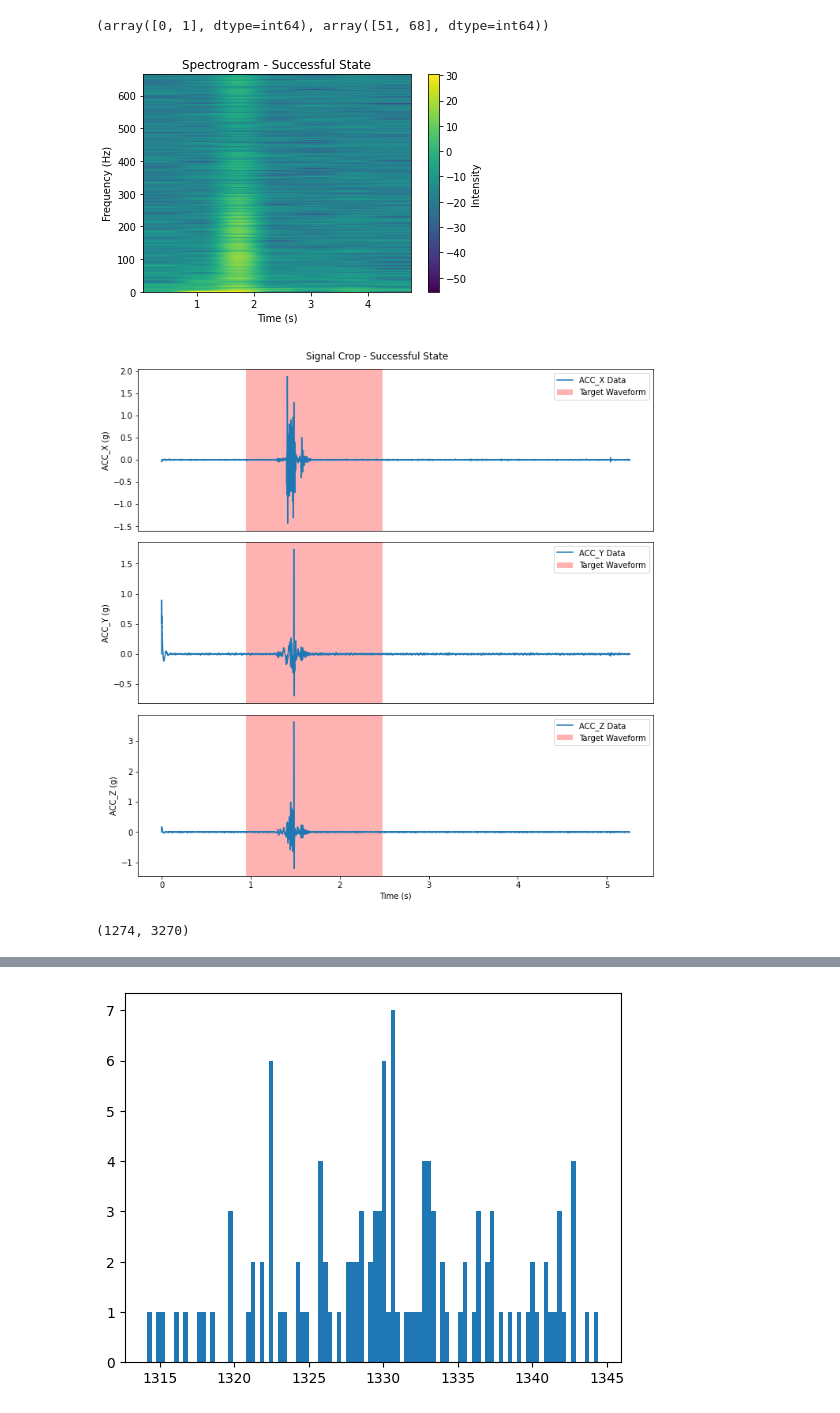
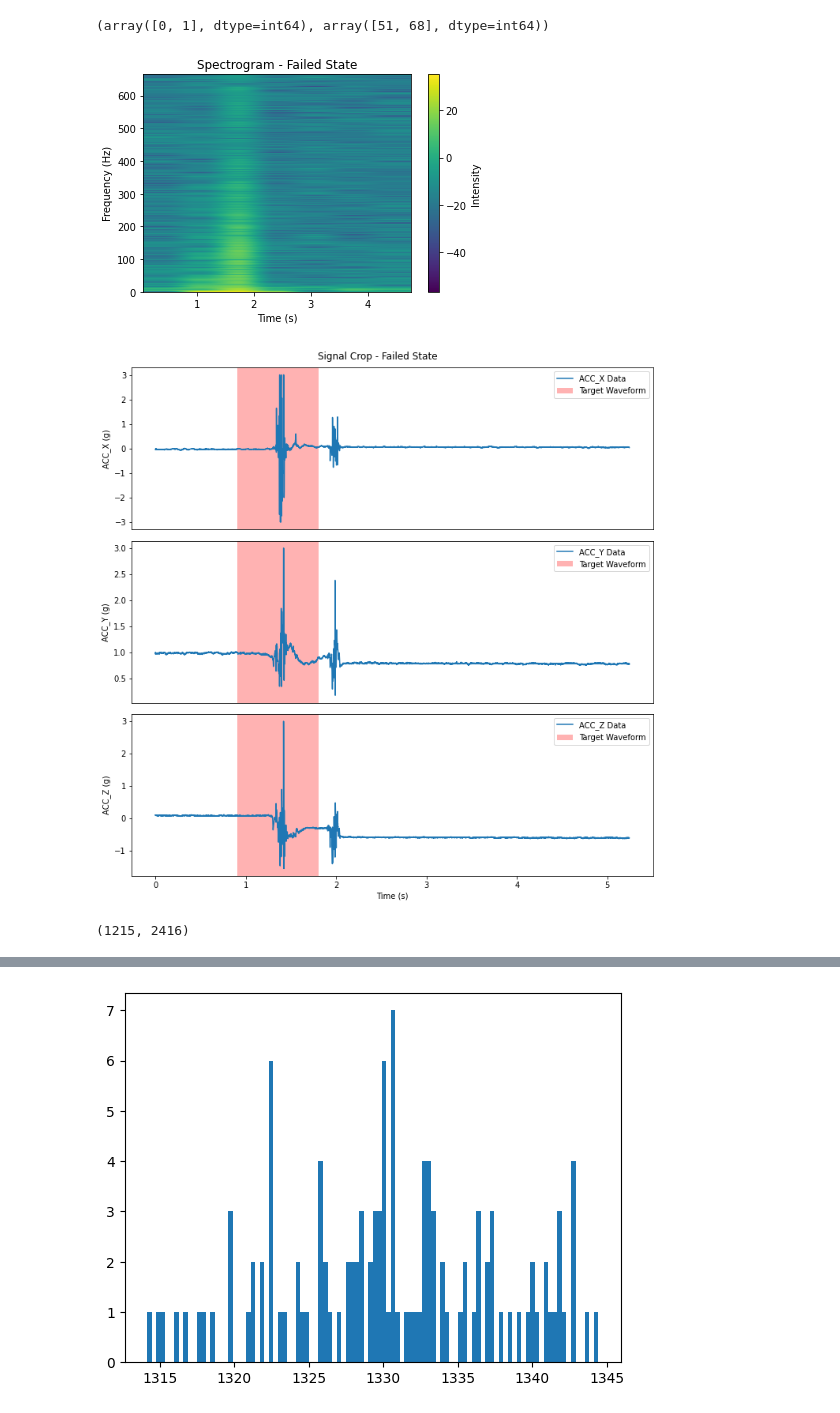
Before and after one commit to ykqlg/prosthetic-intelligence, a Jupyter notebook: data_process.ipynb, the cells around one changed output, grey strips where cells are left out. Cells and saved outputs as stored; diff of their text form; code cells hidden in the pictures.

```diff
--- a/data_process.ipynb
+++ b/data_process.ipynb
@@ -62,7 +62,7 @@ np.unique(labels,return_counts=True)
 # 数据清洗部分
 
 # 滤波绘制
-def plot_data(filename,forward=0.5,backward=0.7,success=True):
+def plot_data(filename,fs=1330,forward=0.5,backward=0.7,success=True):
     df = pd.read_csv(filename)
     ACC_X = df['ACC_X']
     ACC_Y = df['ACC_Y']
@@ -102,9 +102,9 @@ def plot_data(filename,forward=0.5,backward=0.7,success=True):
 
     fig, axes = plt.subplots(3, 1, figsize=(10, 10))
 
-    axes[0].plot(time,ACC_X_filtered_H/1000, label='ACC_X Data')
-    axes[1].plot(time,ACC_Y_filtered_H/1000, label='ACC_Y Data')
-    axes[2].plot(time,ACC_Z_filtered_H/1000, label='ACC_Z Data')
+    axes[0].plot(time,ACC_X/1000, label='ACC_X Data')
+    axes[1].plot(time,ACC_Y/1000, label='ACC_Y Data')
+    axes[2].plot(time,ACC_Z/1000, label='ACC_Z Data')
 
     for i, data_name in enumerate(['ACC_X', 'ACC_Y', 'ACC_Z']):
 
@@ -168,37 +168,38 @@ def crop_data(filepath, newfoldername, fs=1330,forward=0.5,backward=1):
 # 根据标签文件，裁剪目标波形
 def clean_data(labelfile, target_folder, fs,forward=0.5,backward=1.5):
 
     df = pd.read_csv(labelfile)
 
     for index, row in df.iterrows():
         filepath = row.iloc[0]
         # plot_data(filepath)
         new_file_path = crop_data(filepath, target_folder, fs, forward, backward)
 
         # 检查裁剪后的文件的行数，避免出现错误数据
         with open(new_file_path, 'r') as csv_file:
             csv_reader = csv.reader(csv_file)
 
             row_count = len(list(csv_reader))
             print(f"{new_file_path} has {row_count} rows")
 
     df['FilePath'] = df['FilePath'].apply(lambda x: x.replace('output', target_folder))
     # new_label_file_path = './label_file_replaced.csv'
     new_label_file_path = target_folder+'_label_file.csv'
     df.to_csv(new_label_file_path, index=False)
 
 
 
 newfoldername = 'output_1330Hz_0.4_0.7'
 forward = 0.5
-backward = 1
-# clean_data('./label_file.csv',newfoldername, fs=1330, forward = 0.4,backward=0.7)
+backward = 0.4
+fs=1330
+# clean_data('./label_file.csv',newfoldername, fs, forward,backward)
 
 # crop_data('./output/20240104_091258.csv', newfoldername)
 
-# plot_data('./output/20240104_094524.csv',forward,backward,False)
-plot_data('./output/20240104_091258.csv',forward,backward,True)
+plot_data('./output/20240104_094524.csv',fs,forward,backward,False)
+# plot_data('./output/20240104_091258.csv',fs,forward,backward,True)
 # %% [output]
-[figure, old version]
+[figure, new version]
-[figure, old version]
+[figure, new version]
-(1274, 3270)
+(1215, 2416)
```
Also changed, not shown: parts of 2 cells of this notebook, 5 other files.
